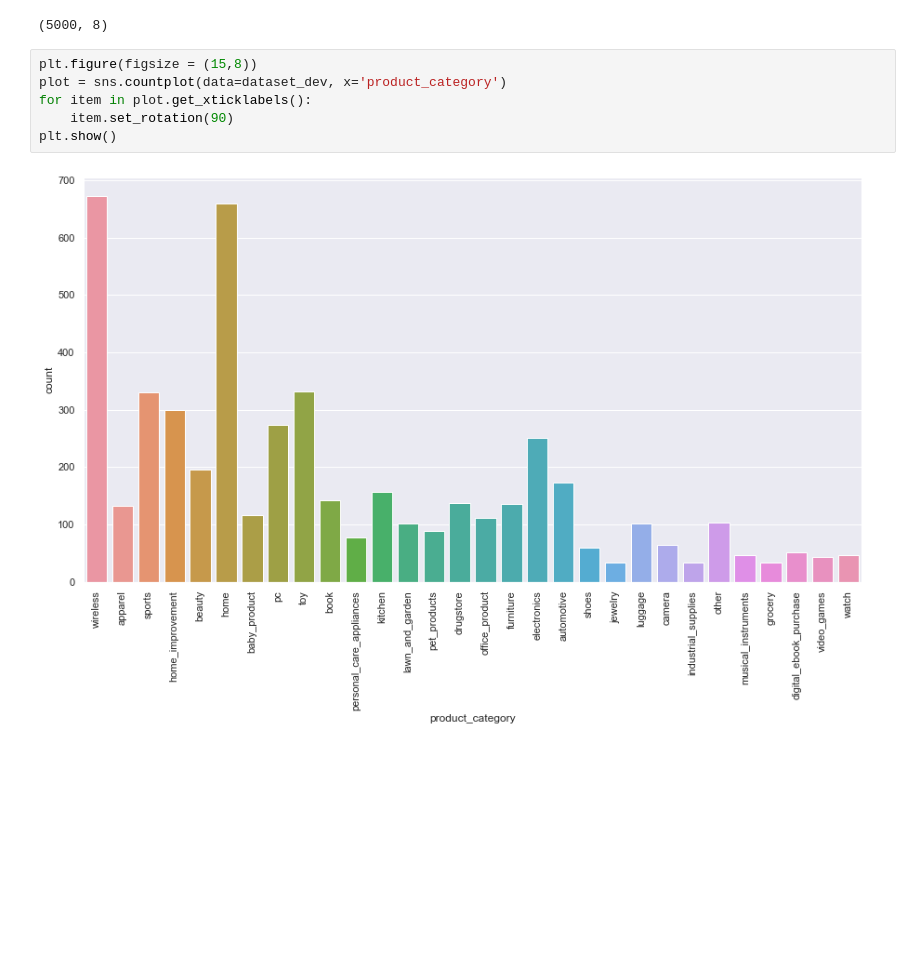
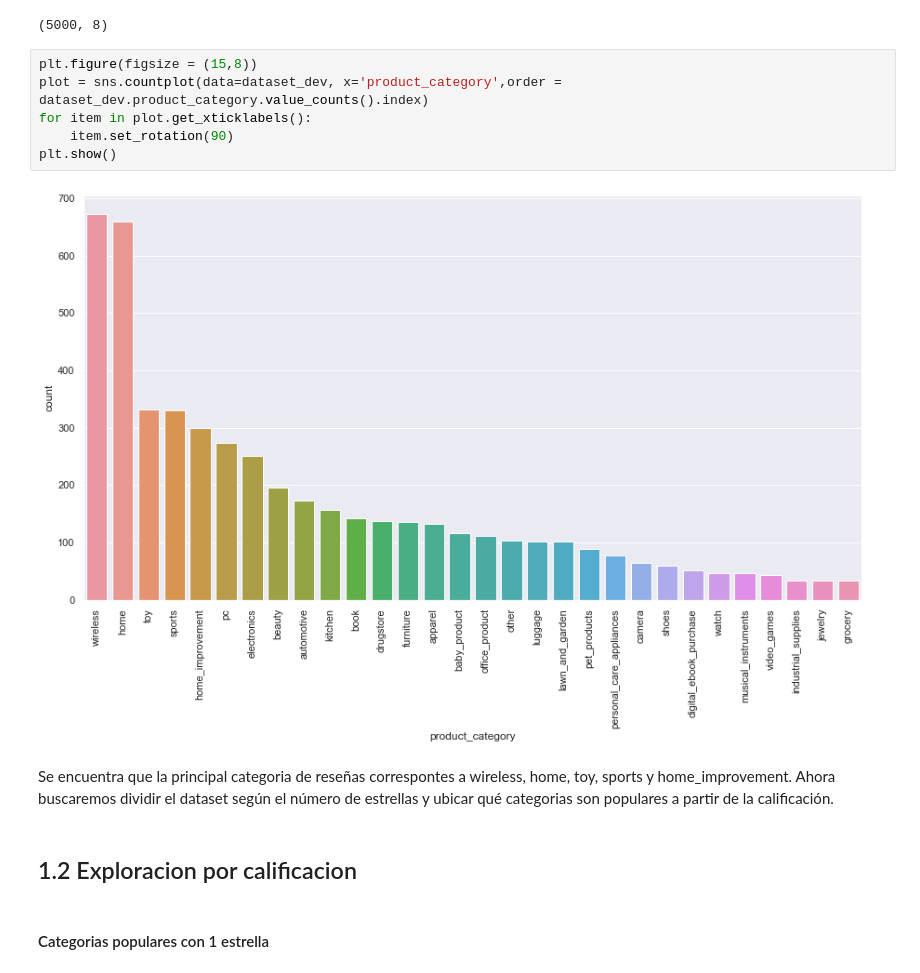
Before and after one commit to luiscarlos0218/proyecto3_NLP, a Jupyter notebook: DS_Proyecto_03_NLP.ipynb, the cells around one changed output. Drawn from its saved outputs; the diff is of its cells as text; blank space fills up the shorter version.

Commit message:
Parte 1 de exploracion

```diff
--- a/DS_Proyecto_03_NLP.ipynb
+++ b/DS_Proyecto_03_NLP.ipynb
@@ -113,9 +119,15 @@ dataset_test.shape
 (5000, 8)
 # %%
 plt.figure(figsize = (15,8))
-plot = sns.countplot(data=dataset_dev, x='product_category')
+plot = sns.countplot(data=dataset_dev, x='product_category',order = dataset_dev.product_category.value_counts().index)
 for item in plot.get_xticklabels():
     item.set_rotation(90)
 plt.show()
 # %% [output]
-[figure, old version]
+[figure, new version]
+# %% [markdown]
+Se encuentra que la principal categoria de reseñas correspontes a wireless, home, toy, sports y home_improvement. Ahora buscaremos dividir el dataset según el número de estrellas y ubicar qué categorias son populares a partir de la calificación.
+# %% [markdown]
+## 1.2 Exploracion por calificacion
+# %% [markdown]
+#### Categorias populares con 1 estrella
```
Also changed, not shown: parts of 32 cells of this notebook.
